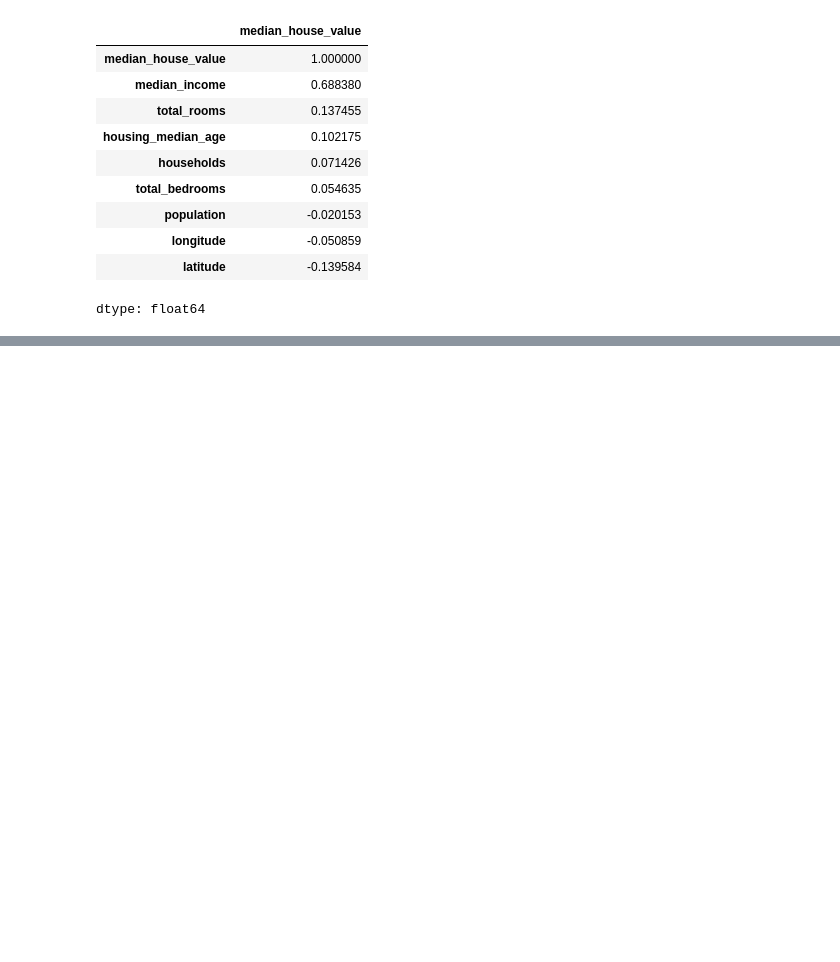
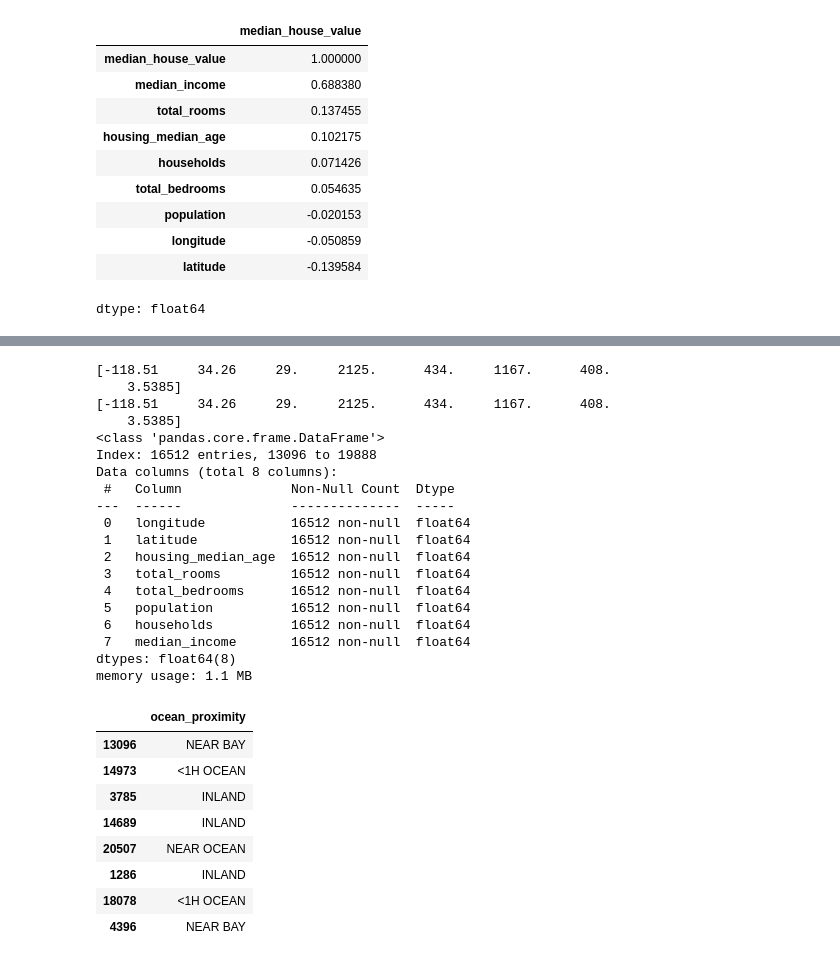
Before and after one commit to mmercan/handson-ml3, a Jupyter notebook: 02_new_project.ipynb, the cells around one changed output, grey strips where cells are left out. Drawn from its saved outputs; the diff is of its cells as text; code cells hidden in the pictures; blank space fills up the shorter version.

```diff
--- a/02_new_project.ipynb
+++ b/02_new_project.ipynb
@@ -285,0 +321,11 @@ dtype: float64
+# %%
+housing = strat_train_set.drop("median_house_value", axis=1)
+housing_labels = strat_train_set["median_house_value"].copy()
+# %%
+# housing.dropna(subset=["total_bedrooms"], inplace=True) # remove district doesn't have total bedrooms
+# housing.drop("total_bedrooms", axis=1) # remove total badroom column all together
+
+median = housing["total_bedrooms"].median()
+housing["total_bedrooms"].fillna(median, inplace=True) # replace with median value
+
+housing.info()
@@ -285,0 +355,47 @@ dtype: float64
+# %%
+from sklearn.impute import SimpleImputer
+
+imputer = SimpleImputer(strategy="median")
+housing_num = housing.select_dtypes(include=[np.number])
+imputer.fit(housing_num)
+
+# housing_num.info()
+# housing_num.head()
+print(imputer.statistics_)
+print(housing_num.median().values)
+
+x = imputer.transform(housing_num)
+housing_tr = pd.DataFrame(x, columns=housing_num.columns, index=housing_num.index)
+housing_tr.info()
+
+housing_cat = housing[["ocean_proximity"]]
+housing_cat.head(8)
+# %% [output]
+[-118.51     34.26     29.     2125.      434.     1167.      408.
+    3.5385]
+[-118.51     34.26     29.     2125.      434.     1167.      408.
+    3.5385]
+<class 'pandas.core.frame.DataFrame'>
+Index: 16512 entries, 13096 to 19888
+Data columns (total 8 columns):
+ #   Column              Non-Null Count  Dtype
+---  ------              --------------  -----
+ 0   longitude           16512 non-null  float64
+ 1   latitude            16512 non-null  float64
+ 2   housing_median_age  16512 non-null  float64
+ 3   total_rooms         16512 non-null  float64
+ 4   total_bedrooms      16512 non-null  float64
+ 5   population          16512 non-null  float64
+ 6   households          16512 non-null  float64
+ 7   median_income       16512 non-null  float64
+dtypes: float64(8)
+memory usage: 1.1 MB
+|  | ocean_proximity |
+| 13096 | NEAR BAY |
+| 14973 | <1H OCEAN |
+| 3785 | INLAND |
+| 14689 | INLAND |
+| 20507 | NEAR OCEAN |
+| 1286 | INLAND |
+| 18078 | <1H OCEAN |
+| 4396 | NEAR BAY |
```
Also changed, not shown: parts of 12 cells of this notebook.
